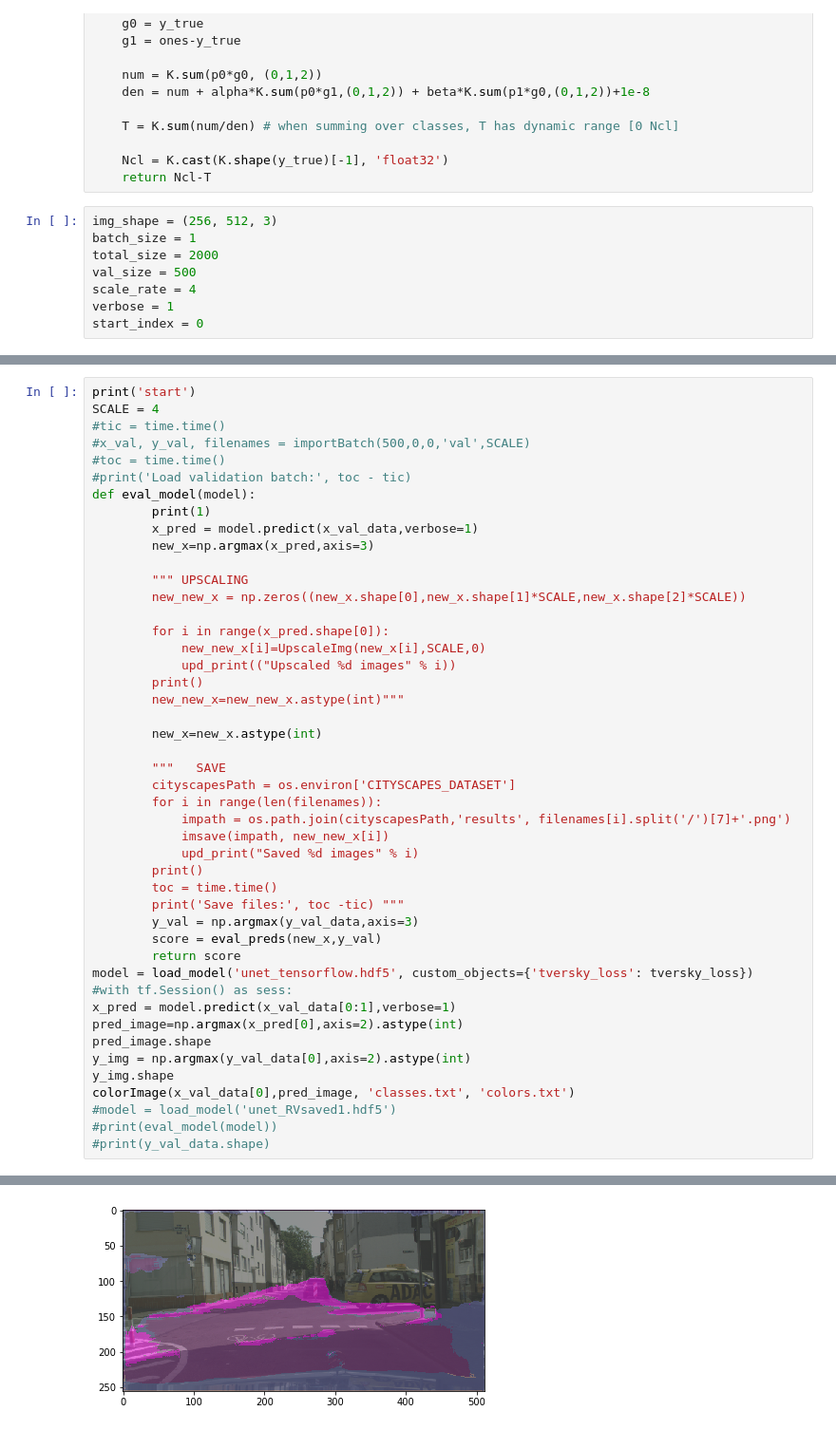
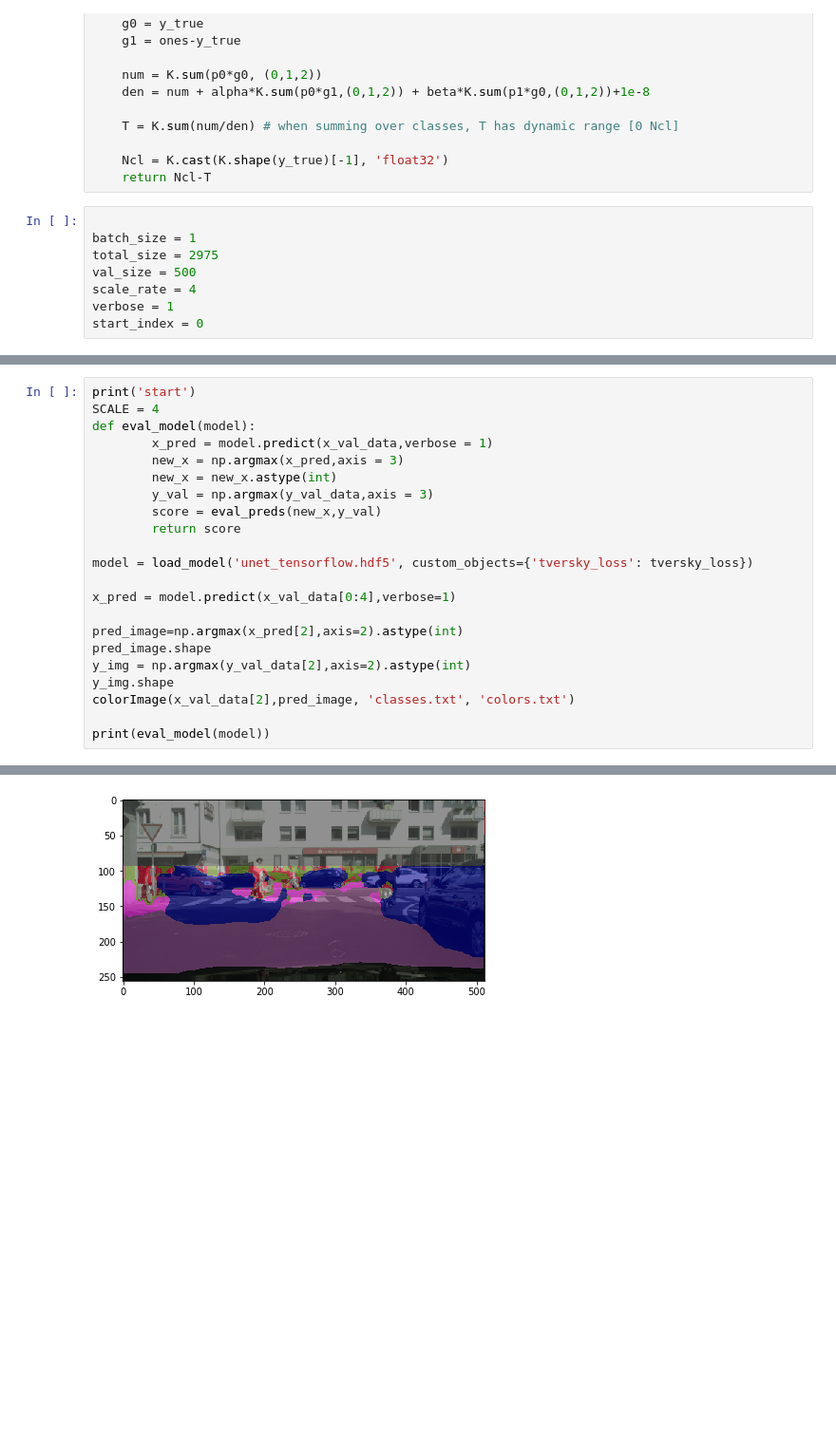
Before and after one commit to boberdober17/SiriusCV, a Jupyter notebook: tensorflow.ipynb, the cells around one changed output, grey strips where cells are left out. Shown at 95% size. Cells and saved outputs as stored; diff of their text form; blank space fills up the shorter version.

```diff
--- a/tensorflow.ipynb
+++ b/tensorflow.ipynb
@@ -138,9 +138,9 @@ def tversky_loss(y_true, y_pred):
     Ncl = K.cast(K.shape(y_true)[-1], 'float32')
     return Ncl-T
 # %%
-img_shape = (256, 512, 3)
+
 batch_size = 1
-total_size = 2000
+total_size = 2975
 val_size = 500
 scale_rate = 4
 verbose = 1
@@ -311,48 +297,24 @@ print(model)
 # %%
 print('start')
 SCALE = 4
-#tic = time.time()
-#x_val, y_val, filenames = importBatch(500,0,0,'val',SCALE)
-#toc = time.time()
-#print('Load validation batch:', toc - tic)
 def eval_model(model):
-        print(1)
-        x_pred = model.predict(x_val_data,verbose=1)
-        new_x=np.argmax(x_pred,axis=3)
-
-        """ UPSCALING
-        new_new_x = np.zeros((new_x.shape[0],new_x.shape[1]*SCALE,new_x.shape[2]*SCALE))
-
-        for i in range(x_pred.shape[0]):
-            new_new_x[i]=UpscaleImg(new_x[i],SCALE,0)
-            upd_print(("Upscaled %d images" % i))
-        print()
-        new_new_x=new_new_x.astype(int)"""
-
-        new_x=new_x.astype(int)
-
-        """   SAVE
-        cityscapesPath = os.environ['CITYSCAPES_DATASET']
-        for i in range(len(filenames)):
-            impath = os.path.join(cityscapesPath,'results', filenames[i].split('/')[7]+'.png')
-            imsave(impath, new_new_x[i])
-            upd_print("Saved %d images" % i)
-        print()
-        toc = time.time()
-        print('Save files:', toc -tic) """
-        y_val = np.argmax(y_val_data,axis=3)
+        x_pred = model.predict(x_val_data,verbose = 1)
+        new_x = np.argmax(x_pred,axis = 3)
+        new_x = new_x.astype(int)
+        y_val = np.argmax(y_val_data,axis = 3)
         score = eval_preds(new_x,y_val)
         return score
+
 model = load_model('unet_tensorflow.hdf5', custom_objects={'tversky_loss': tversky_loss})
-#with tf.Session() as sess:
-x_pred = model.predict(x_val_data[0:1],verbose=1)
-pred_image=np.argmax(x_pred[0],axis=2).astype(int)
+
+x_pred = model.predict(x_val_data[0:4],verbose=1)
+
+pred_image=np.argmax(x_pred[2],axis=2).astype(int)
 pred_image.shape
-y_img = np.argmax(y_val_data[0],axis=2).astype(int)
+y_img = np.argmax(y_val_data[2],axis=2).astype(int)
 y_img.shape
-colorImage(x_val_data[0],pred_image, 'classes.txt', 'colors.txt')
-#model = load_model('unet_RVsaved1.hdf5')
-#print(eval_model(model))
-#print(y_val_data.shape)
+colorImage(x_val_data[2],pred_image, 'classes.txt', 'colors.txt')
+
+print(eval_model(model))
 # %% [output]
 start
@@ -360 +339 @@ start
-[figure, old version]
+[figure, new version]
```
Also changed, not shown: parts of 8 cells of this notebook, 3 other files.
